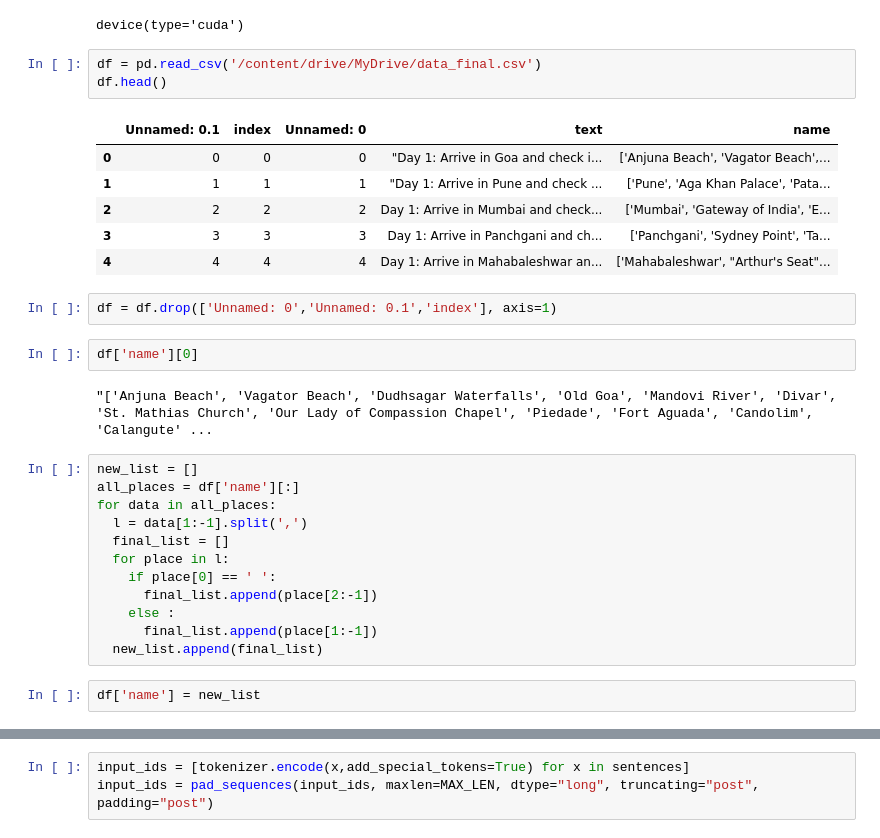
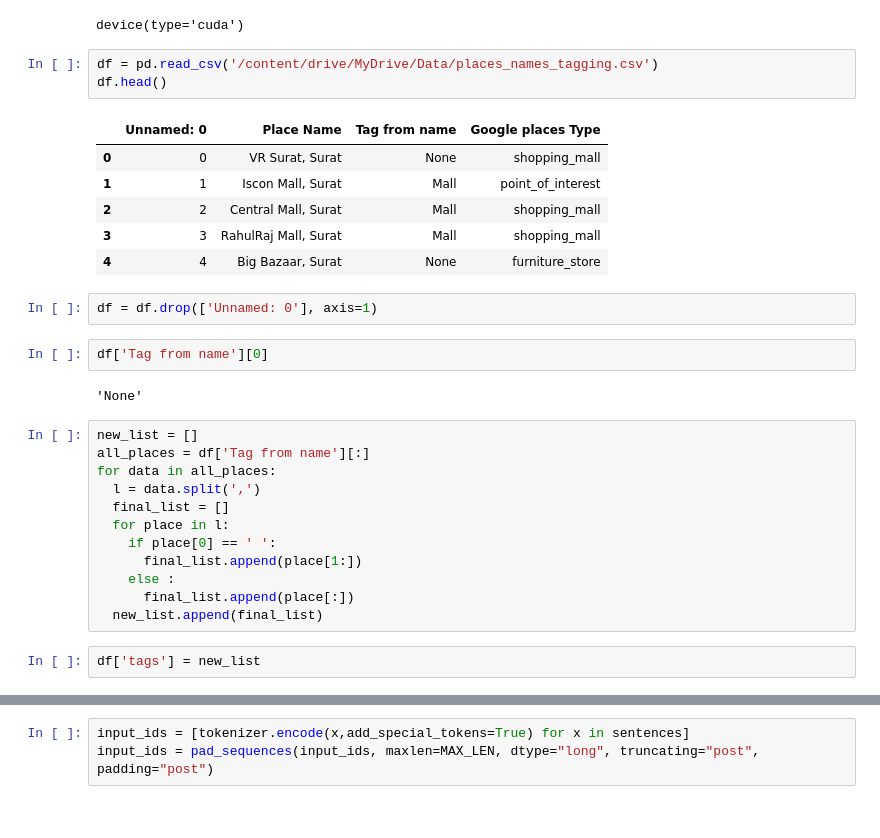
Before and after one commit to ChaitaliV/Location-Extractor, a Jupyter notebook: tagging_model.ipynb, the cells around one changed output, grey strips where cells are left out. Drawn from its saved outputs; the diff is of its cells as text.

```diff
--- a/tagging_model.ipynb
+++ b/tagging_model.ipynb
@@ -46,35 +46,35 @@ device
 # %% [output]
 device(type='cuda')
 # %%
-df = pd.read_csv('/content/drive/MyDrive/data_final.csv')
+df = pd.read_csv('/content/drive/MyDrive/Data/places_names_tagging.csv')
 df.head()
 # %% [output]
-|  | Unnamed: 0.1 | index | Unnamed: 0 | text | name |
-| 0 | 0 | 0 | 0 | "Day 1: Arrive in Goa and check i... | ['Anjuna Beach', 'Vagator Beach',... |
-| 1 | 1 | 1 | 1 | "Day 1: Arrive in Pune and check ... | ['Pune', 'Aga Khan Palace', 'Pata... |
-| 2 | 2 | 2 | 2 | Day 1: Arrive in Mumbai and check... | ['Mumbai', 'Gateway of India', 'E... |
-| 3 | 3 | 3 | 3 | Day 1: Arrive in Panchgani and ch... | ['Panchgani', 'Sydney Point', 'Ta... |
-| 4 | 4 | 4 | 4 | Day 1: Arrive in Mahabaleshwar an... | ['Mahabaleshwar', "Arthur's Seat"... |
+|  | Unnamed: 0 | Place Name | Tag from name | Google places Type |
+| 0 | 0 | VR Surat, Surat | None | shopping_mall |
+| 1 | 1 | Iscon Mall, Surat | Mall | point_of_interest |
+| 2 | 2 | Central Mall, Surat | Mall | shopping_mall |
+| 3 | 3 | RahulRaj Mall, Surat | Mall | shopping_mall |
+| 4 | 4 | Big Bazaar, Surat | None | furniture_store |
 # %%
-df = df.drop(['Unnamed: 0','Unnamed: 0.1','index'], axis=1)
+df = df.drop(['Unnamed: 0'], axis=1)
 # %%
-df['name'][0]
+df['Tag from name'][0]
 # %% [output]
-"['Anjuna Beach', 'Vagator Beach', 'Dudhsagar Waterfalls', 'Old Goa', 'Mandovi River', 'Divar', 'St. Mathias Church', 'Our Lady of Compassion Chapel', 'Piedade', 'Fort Aguada', 'Candolim', 'Calangute' ...
+'None'
 # %%
 new_list = []
-all_places = df['name'][:]
+all_places = df['Tag from name'][:]
 for data in all_places:
-  l = data[1:-1].split(',')
+  l = data.split(',')
   final_list = []
   for place in l:
     if place[0] == ' ':
-      final_list.append(place[2:-1])
+      final_list.append(place[1:])
     else :
-      final_list.append(place[1:-1])
+      final_list.append(place[:])
   new_list.append(final_list)
 # %%
-df['name'] = new_list
+df['tags'] = new_list
 # %%
 df
 # %% [output]
```
Also changed, not shown: parts of 10 cells of this notebook.
